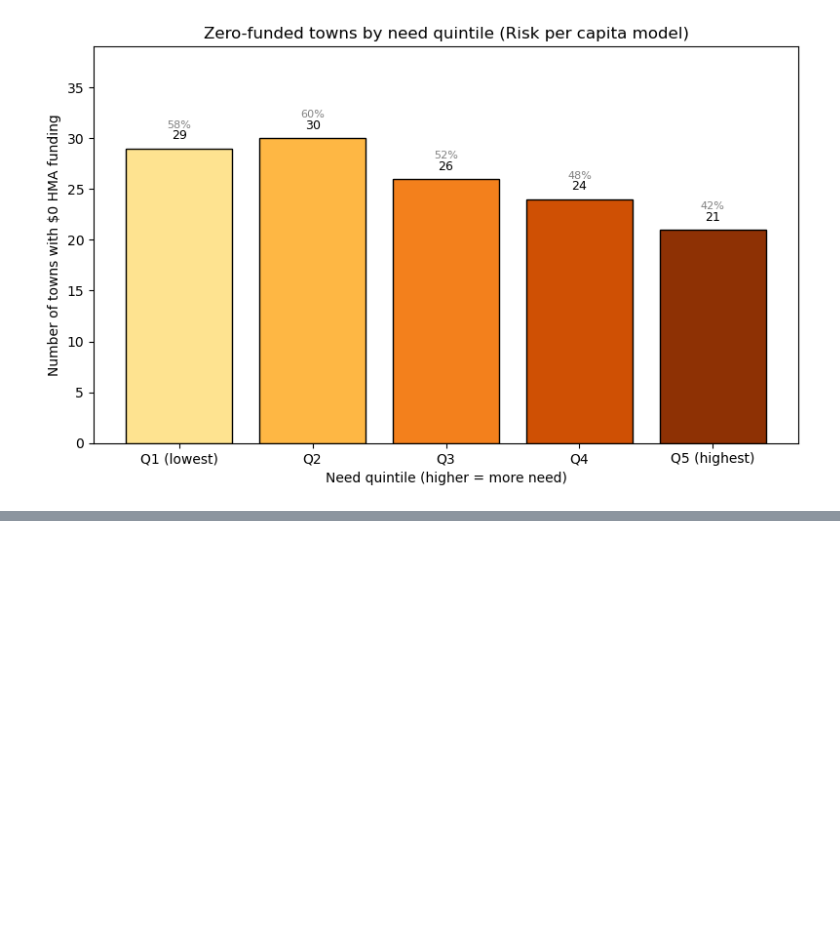
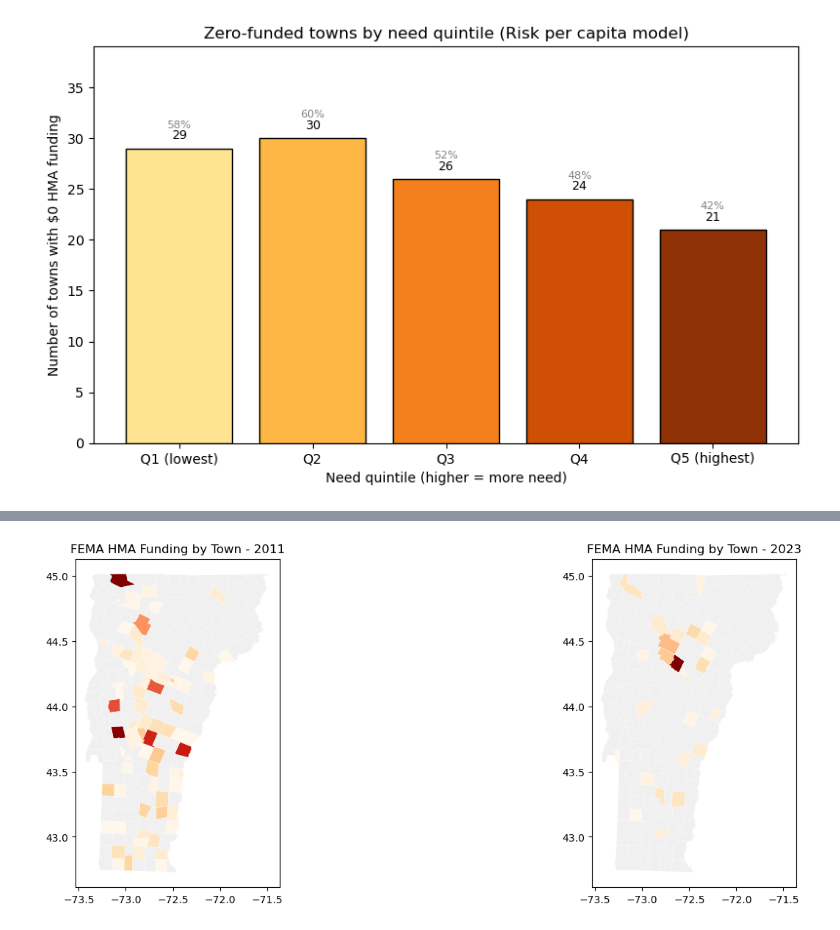
Before and after one commit to jakedurell/hazard-funding-comp, a Jupyter notebook: notebooks/30_article_image_export.ipynb, the cells around one changed output, grey strips where cells are left out. Drawn from its saved outputs; the diff is of its cells as text; code cells hidden in the pictures; blank space fills up the shorter version.

```diff
--- a/notebooks/30_article_image_export.ipynb
+++ b/notebooks/30_article_image_export.ipynb
@@ -379,0 +505,29 @@ plt.show()
+# %%
+# rename town_assigned to town_name in funding_by_town_2011 and funding_by_town_2023 for merging
+funding_by_town_2011.index.name = 'town_name'
+funding_by_town_2023.index.name = 'town_name'
+
+# Standardize town names to uppercase in both gdf and funding Series
+gdf['town_name_upper'] = gdf['town_name'].str.upper()
+funding_by_town_2011_upper = funding_by_town_2011.copy()
+funding_by_town_2011_upper.index = funding_by_town_2011_upper.index.str.upper()
+funding_by_town_2023_upper = funding_by_town_2023.copy()
+funding_by_town_2023_upper.index = funding_by_town_2023_upper.index.str.upper()
+
+# merge funding_by_town_2011 with gdf to plot choropleth of funding by town for 2011, then repeat for 2023
+gdf_2011 = gdf.merge(funding_by_town_2011_upper.rename('funding_2011'), left_on='town_name_upper', right_index=True, how='left')
+gdf_2023 = gdf.merge(funding_by_town_2023_upper.rename('funding_2023'), left_on='town_name_upper', right_index=True, how='left')
+
+# plot choropleth of funding_2011 and funding_2023, side by side, with same scale
+fig, axes = plt.subplots(1, 2, figsize=(14, 5), constrained_layout=True)
+# plot funding_2011
+gdf_2011.plot(column='funding_2011', cmap='OrRd', linewidth=0.2, edgecolor='white', ax=axes[0], missing_kwds={'color': '#f0f0f0'})
+axes[0].set_title('FEMA HMA Funding by Town - 2011')
+
+# plot funding_2023
+gdf_2023.plot(column='funding_2023', cmap='OrRd', linewidth=0.2, edgecolor='white', ax=axes[1], missing_kwds={'color': '#f0f0f0'})
+axes[1].set_title('FEMA HMA Funding by Town - 2023')
+
+plt.show()
+# %% [output]
+[figure, added]
```
Also changed, not shown: parts of 13 cells of this notebook, 2 other files.
